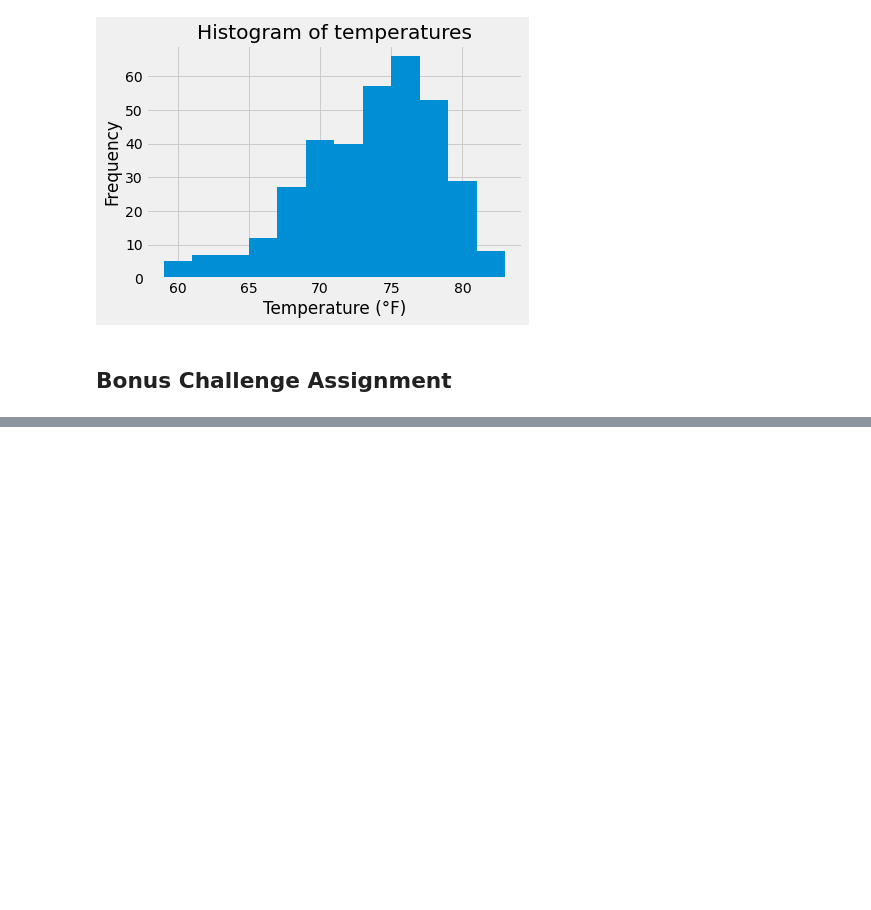
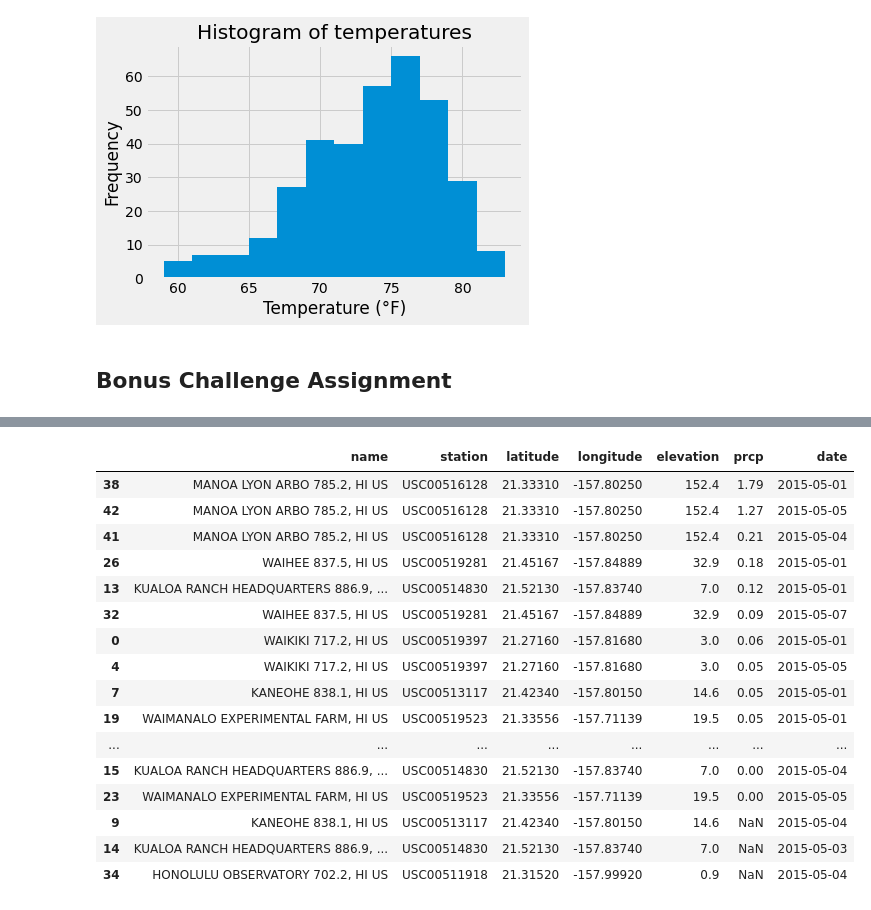
Before and after one commit to jacance/sqlalchemy-challenge, a Jupyter notebook: climate.ipynb, the cells around one changed output, grey strips where cells are left out. Drawn from its saved outputs; the diff is of its cells as text; code cells hidden in the pictures; blank space fills up the shorter version.

```diff
--- a/climate.ipynb
+++ b/climate.ipynb
@@ -280,5 +322,39 @@ print(calc_temps('2011-02-28', '2011-03-05'))
 # %%
 # Calculate the total amount of rainfall per weather station for your trip dates using the previous year's matching dates.
 # Sort this in descending order by precipitation amount and list the station, name, latitude, longitude, and elevation
+
+# session.query('')
+trip_station = pd.read_sql("SELECT name, station, latitude, longitude, elevation FROM station", engine)
+trip_station
+
+trip_measurement = pd.read_sql("SELECT prcp, station, date FROM measurement", engine)
+trip_measurement
+
+trip_measurement = trip_measurement[(trip_measurement['date'] >= '2015-05-01') & (trip_measurement['date'] <= '2015-05-07')]
+trip_measurement
+
+trip_df = pd.merge(trip_station, trip_measurement, on='station', how='right')
+
+
+trip_df = trip_df.sort_values(by='prcp', ascending=False)
+trip_df
+# %% [output]
+|  | name | station | latitude | longitude | elevation | prcp | date |
+| 38 | MANOA LYON ARBO 785.2, HI US | USC00516128 | 21.33310 | -157.80250 | 152.4 | 1.79 | 2015-05-01 |
+| 42 | MANOA LYON ARBO 785.2, HI US | USC00516128 | 21.33310 | -157.80250 | 152.4 | 1.27 | 2015-05-05 |
+| 41 | MANOA LYON ARBO 785.2, HI US | USC00516128 | 21.33310 | -157.80250 | 152.4 | 0.21 | 2015-05-04 |
+| 26 | WAIHEE 837.5, HI US | USC00519281 | 21.45167 | -157.84889 | 32.9 | 0.18 | 2015-05-01 |
+| 13 | KUALOA RANCH HEADQUARTERS 886.9, ... | USC00514830 | 21.52130 | -157.83740 | 7.0 | 0.12 | 2015-05-01 |
+| 32 | WAIHEE 837.5, HI US | USC00519281 | 21.45167 | -157.84889 | 32.9 | 0.09 | 2015-05-07 |
+| 0 | WAIKIKI 717.2, HI US | USC00519397 | 21.27160 | -157.81680 | 3.0 | 0.06 | 2015-05-01 |
+| 4 | WAIKIKI 717.2, HI US | USC00519397 | 21.27160 | -157.81680 | 3.0 | 0.05 | 2015-05-05 |
+| 7 | KANEOHE 838.1, HI US | USC00513117 | 21.42340 | -157.80150 | 14.6 | 0.05 | 2015-05-01 |
+| 19 | WAIMANALO EXPERIMENTAL FARM, HI US | USC00519523 | 21.33556 | -157.71139 | 19.5 | 0.05 | 2015-05-01 |
+| ... | ... | ... | ... | ... | ... | ... | ... |
+| 15 | KUALOA RANCH HEADQUARTERS 886.9, ... | USC00514830 | 21.52130 | -157.83740 | 7.0 | 0.00 | 2015-05-04 |
+| 23 | WAIMANALO EXPERIMENTAL FARM, HI US | USC00519523 | 21.33556 | -157.71139 | 19.5 | 0.00 | 2015-05-05 |
+| 9 | KANEOHE 838.1, HI US | USC00513117 | 21.42340 | -157.80150 | 14.6 | NaN | 2015-05-04 |
+| 14 | KUALOA RANCH HEADQUARTERS 886.9, ... | USC00514830 | 21.52130 | -157.83740 | 7.0 | NaN | 2015-05-03 |
+| 34 | HONOLULU OBSERVATORY 702.2, HI US | USC00511918 | 21.31520 | -157.99920 | 0.9 | NaN | 2015-05-04 |
 # %%
 session.close()
```
Also changed, not shown: parts of 7 cells of this notebook, 1 other file.
